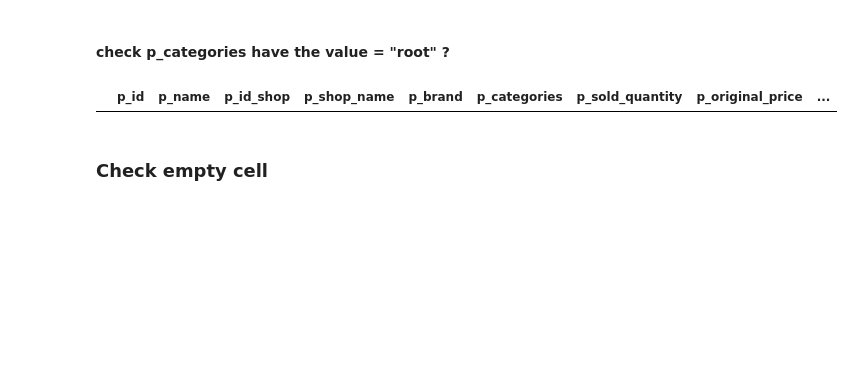
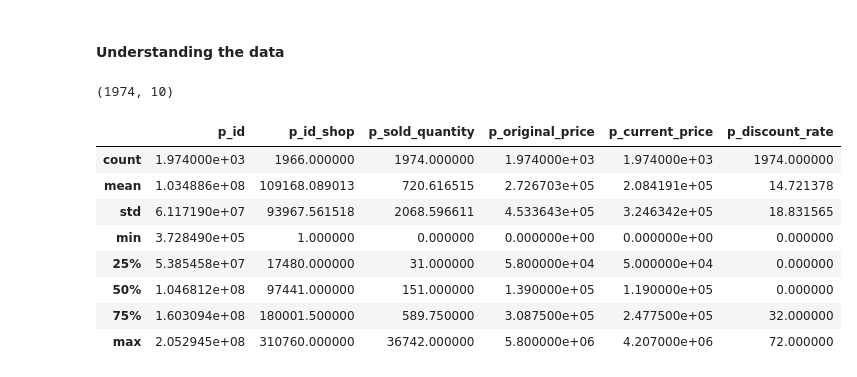
Before and after one commit to TienDat57/IntroductionToDataScience, a Jupyter notebook: src/data/preprocess_data/index.ipynb, the cells around one changed output. Cells and saved outputs as stored; diff of their text form; code cells hidden in the pictures; blank space fills up the shorter version.

```diff
--- a/src/data/preprocess_data/index.ipynb
+++ b/src/data/preprocess_data/index.ipynb
@@ -5,6 +14,6 @@ import pandas as pd
 # %%
-product_detail = pd.read_csv('../../../data/raw/products_detail.csv')
-product_detail.head()
+tiki_data = pd.read_csv('../../../data/raw/products_detail.csv')
+tiki_data.head()
 # %% [output]
 |  | p_id | p_name | p_id_shop | p_shop_name | p_brand | p_categories | p_sold_quantity | p_original_price | ... |
 | 0 | 118966833 | Móc Treo Cây Lau Nhà Dán Tường Đa... | 96639.0 | Parroti Store | Parroti | Giá, móc, cây treo | 3769 | 42000 | ... |
@@ -27,8 +24,18 @@ product_detail.head()
-# %% [markdown]
-#### check p_categories have the value = "root" ?
-# %%
-product_detail[product_detail['p_categories'] == "root"]
-# %% [output]
-|  | p_id | p_name | p_id_shop | p_shop_name | p_brand | p_categories | p_sold_quantity | p_original_price | ... |
-# %% [markdown]
-### Check empty cell
+# %% [markdown]
+#### Understanding the data
+# %%
+tiki_data.shape
+# %% [output]
+(1974, 10)
+# %%
+tiki_data.describe()
+# %% [output]
+|  | p_id | p_id_shop | p_sold_quantity | p_original_price | p_current_price | p_discount_rate |
+| count | 1.974000e+03 | 1966.000000 | 1974.000000 | 1.974000e+03 | 1.974000e+03 | 1974.000000 |
+| mean | 1.034886e+08 | 109168.089013 | 720.616515 | 2.726703e+05 | 2.084191e+05 | 14.721378 |
+| std | 6.117190e+07 | 93967.561518 | 2068.596611 | 4.533643e+05 | 3.246342e+05 | 18.831565 |
+| min | 3.728490e+05 | 1.000000 | 0.000000 | 0.000000e+00 | 0.000000e+00 | 0.000000 |
+| 25% | 5.385458e+07 | 17480.000000 | 31.000000 | 5.800000e+04 | 5.000000e+04 | 0.000000 |
+| 50% | 1.046812e+08 | 97441.000000 | 151.000000 | 1.390000e+05 | 1.190000e+05 | 0.000000 |
+| 75% | 1.603094e+08 | 180001.500000 | 589.750000 | 3.087500e+05 | 2.477500e+05 | 32.000000 |
+| max | 2.052945e+08 | 310760.000000 | 36742.000000 | 5.800000e+06 | 4.207000e+06 | 72.000000 |
```
Also changed, not shown: parts of 24 cells of this notebook, 2 other files.
